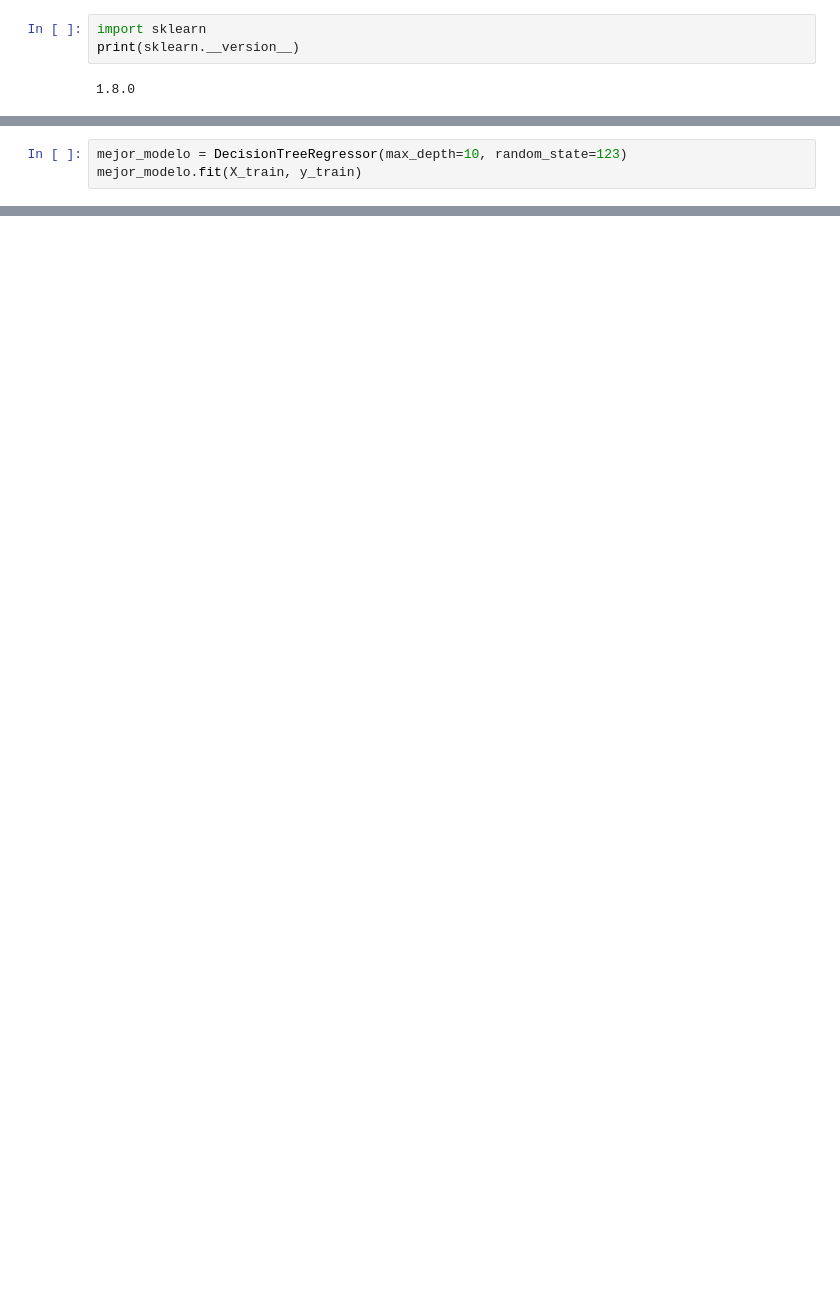
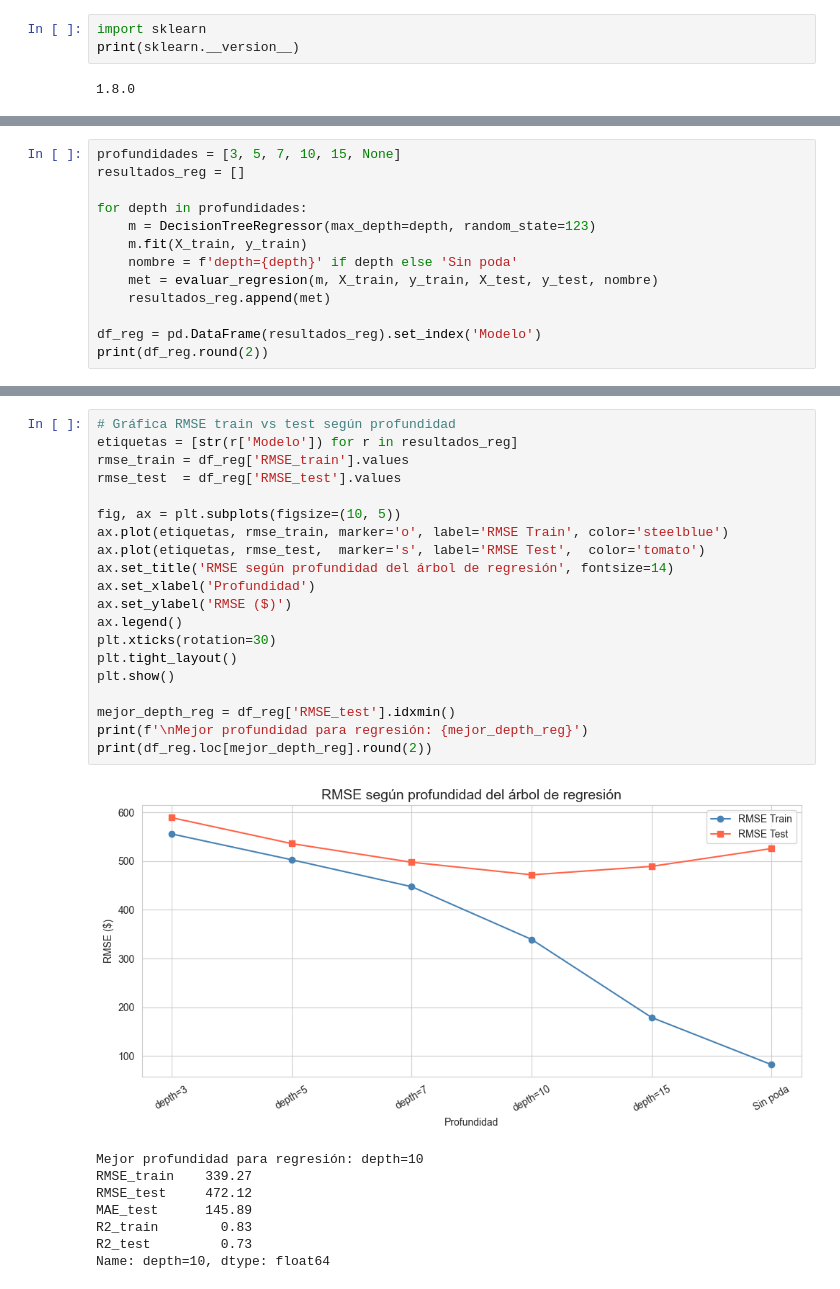
Before and after one commit to Cain7564/avance, a Jupyter notebook: Avance.ipynb, the cells around one changed output, grey strips where cells are left out. Drawn from its saved outputs; the diff is of its cells as text; blank space fills up the shorter version.

Commit message:
se sigue mejorando

```diff
--- a/Avance.ipynb
+++ b/Avance.ipynb
@@ -142,3 +145,0 @@ MAE: 218.94444444444446
-# %%
-mejor_modelo = DecisionTreeRegressor(max_depth=10, random_state=123)
-mejor_modelo.fit(X_train, y_train)
@@ -275,0 +167,13 @@ plt.show()
+# %%
+profundidades = [3, 5, 7, 10, 15, None]
+resultados_reg = []
+
+for depth in profundidades:
+    m = DecisionTreeRegressor(max_depth=depth, random_state=123)
+    m.fit(X_train, y_train)
+    nombre = f'depth={depth}' if depth else 'Sin poda'
+    met = evaluar_regresion(m, X_train, y_train, X_test, y_test, nombre)
+    resultados_reg.append(met)
+
+df_reg = pd.DataFrame(resultados_reg).set_index('Modelo')
+print(df_reg.round(2))
@@ -275,0 +189,29 @@ plt.show()
+# %%
+# Gráfica RMSE train vs test según profundidad
+etiquetas = [str(r['Modelo']) for r in resultados_reg]
+rmse_train = df_reg['RMSE_train'].values
+rmse_test  = df_reg['RMSE_test'].values
+
+fig, ax = plt.subplots(figsize=(10, 5))
+ax.plot(etiquetas, rmse_train, marker='o', label='RMSE Train', color='steelblue')
+ax.plot(etiquetas, rmse_test,  marker='s', label='RMSE Test',  color='tomato')
+ax.set_title('RMSE según profundidad del árbol de regresión', fontsize=14)
+ax.set_xlabel('Profundidad')
+ax.set_ylabel('RMSE ($)')
+ax.legend()
+plt.xticks(rotation=30)
+plt.tight_layout()
+plt.show()
+
+mejor_depth_reg = df_reg['RMSE_test'].idxmin()
+print(f'\nMejor profundidad para regresión: {mejor_depth_reg}')
+print(df_reg.loc[mejor_depth_reg].round(2))
+# %% [output]
+[figure, added]
+Mejor profundidad para regresión: depth=10
+RMSE_train    339.27
+RMSE_test     472.12
+MAE_test      145.89
+R2_train        0.83
+R2_test         0.73
+Name: depth=10, dtype: float64
```
Also changed, not shown: parts of 21 cells of this notebook.
